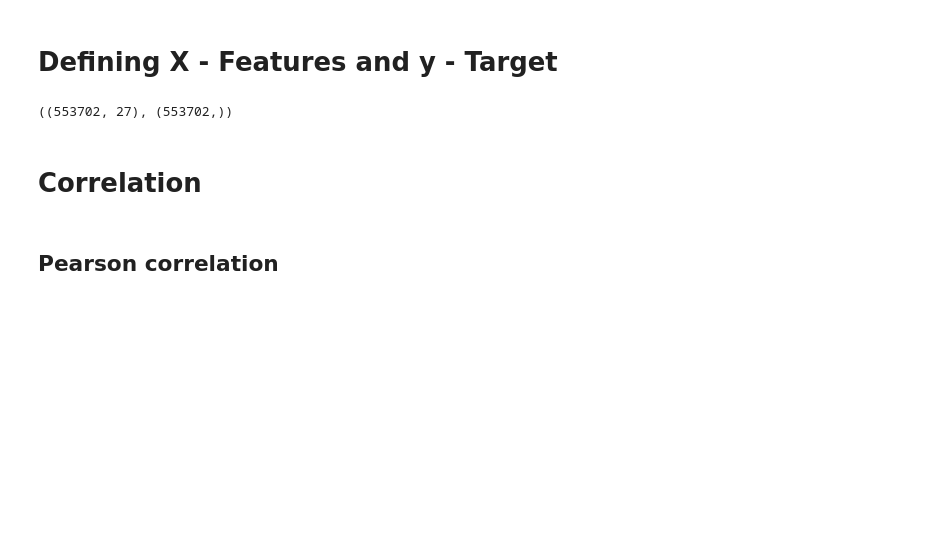
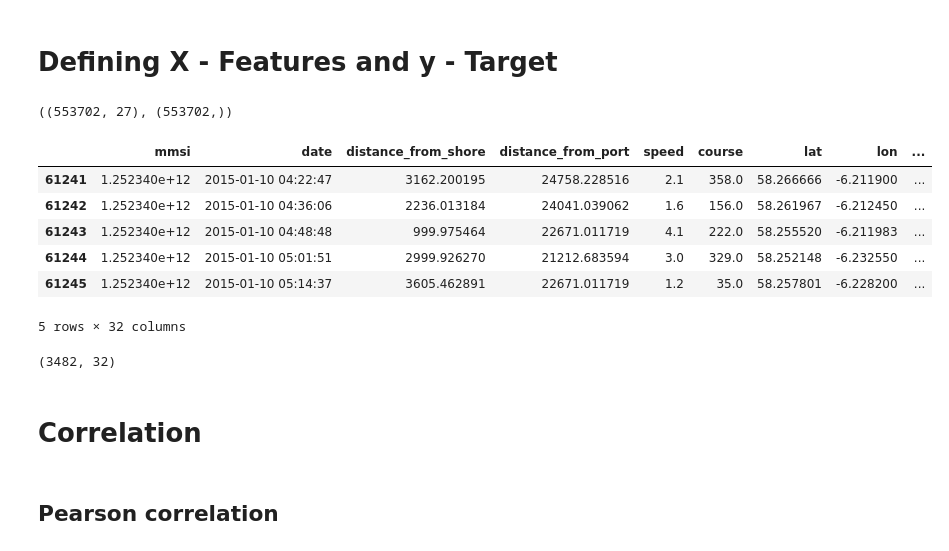
Before and after one commit to DukeDucray/fishing_classification, a Jupyter notebook: notebook/fishing_pred.ipynb, the cells around one changed output. Saved outputs shown, nothing was run; the diff lists cells and outputs as text; code cells hidden in the pictures; blank space fills up the shorter version.

```diff
--- a/notebook/fishing_pred.ipynb
+++ b/notebook/fishing_pred.ipynb
@@ -208,3 +221,20 @@ y = df_fishing_clean['is_fishing']
 X.shape, y.shape
 # %% [output]
 ((553702, 27), (553702,))
+# %%
+test = df_fishing_clean[df_fishing_clean['is_fishing']==1]
+test.head()
+# %% [output]
+|  | mmsi | date | distance_from_shore | distance_from_port | speed | course | lat | lon | ... |
+| 61241 | 1.252340e+12 | 2015-01-10 04:22:47 | 3162.200195 | 24758.228516 | 2.1 | 358.0 | 58.266666 | -6.211900 | ... |
+| 61242 | 1.252340e+12 | 2015-01-10 04:36:06 | 2236.013184 | 24041.039062 | 1.6 | 156.0 | 58.261967 | -6.212450 | ... |
+| 61243 | 1.252340e+12 | 2015-01-10 04:48:48 | 999.975464 | 22671.011719 | 4.1 | 222.0 | 58.255520 | -6.211983 | ... |
+| 61244 | 1.252340e+12 | 2015-01-10 05:01:51 | 2999.926270 | 21212.683594 | 3.0 | 329.0 | 58.252148 | -6.232550 | ... |
+| 61245 | 1.252340e+12 | 2015-01-10 05:14:37 | 3605.462891 | 22671.011719 | 1.2 | 35.0 | 58.257801 | -6.228200 | ... |
+5 rows × 32 columns
+# %%
+boat1 = test._get_value(61241, 'mmsi')
+one_boat1 = df_fishing_clean.loc[df_fishing_clean['mmsi']== boat1]
+one_boat1.shape
+# %% [output]
+(3482, 32)
```
Also changed, not shown: parts of 9 cells of this notebook, 3 other files.
